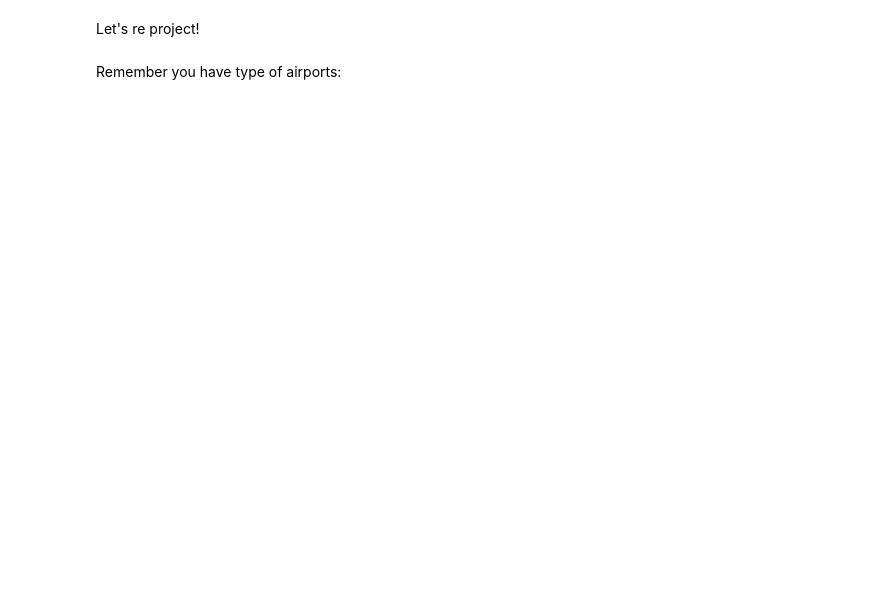
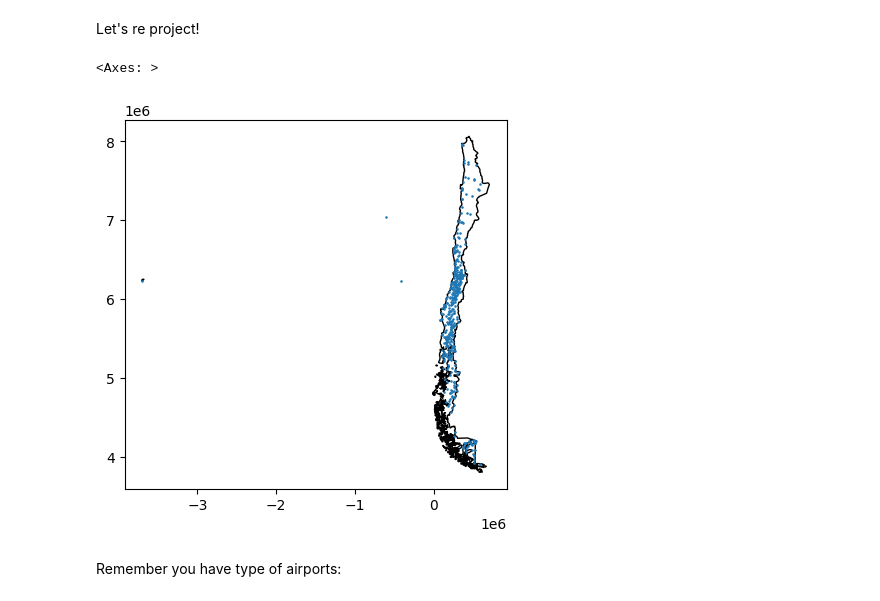
Before and after one commit to AdriMA3/introgeodf, a Jupyter notebook: index.ipynb, the cells around one changed output. Cells and saved outputs as stored; diff of their text form; code cells hidden in the pictures; blank space fills up the shorter version.

```diff
--- a/index.ipynb
+++ b/index.ipynb
@@ -346,12 +391,15 @@ type(airports), type(infoairports)
 # %% [markdown]
 Let's re project!
 # %%
-airports_5641=airports.to_crs(5641)
+airports_5361=airports.to_crs(5361)
 
 ## then
 
-base = brazil_5641.plot(color='white', edgecolor='black')
-airports_5641.plot(ax=base)
+base =chile_5361.plot(color='white', edgecolor='black')
+airports_5361.plot(ax=base,markersize=0.7)
+# %% [output]
+<Axes: >
+[figure, added]
 # %% [markdown]
 Remember you have type of airports:
 # %%
```
Also changed, not shown: parts of 85 cells of this notebook.
